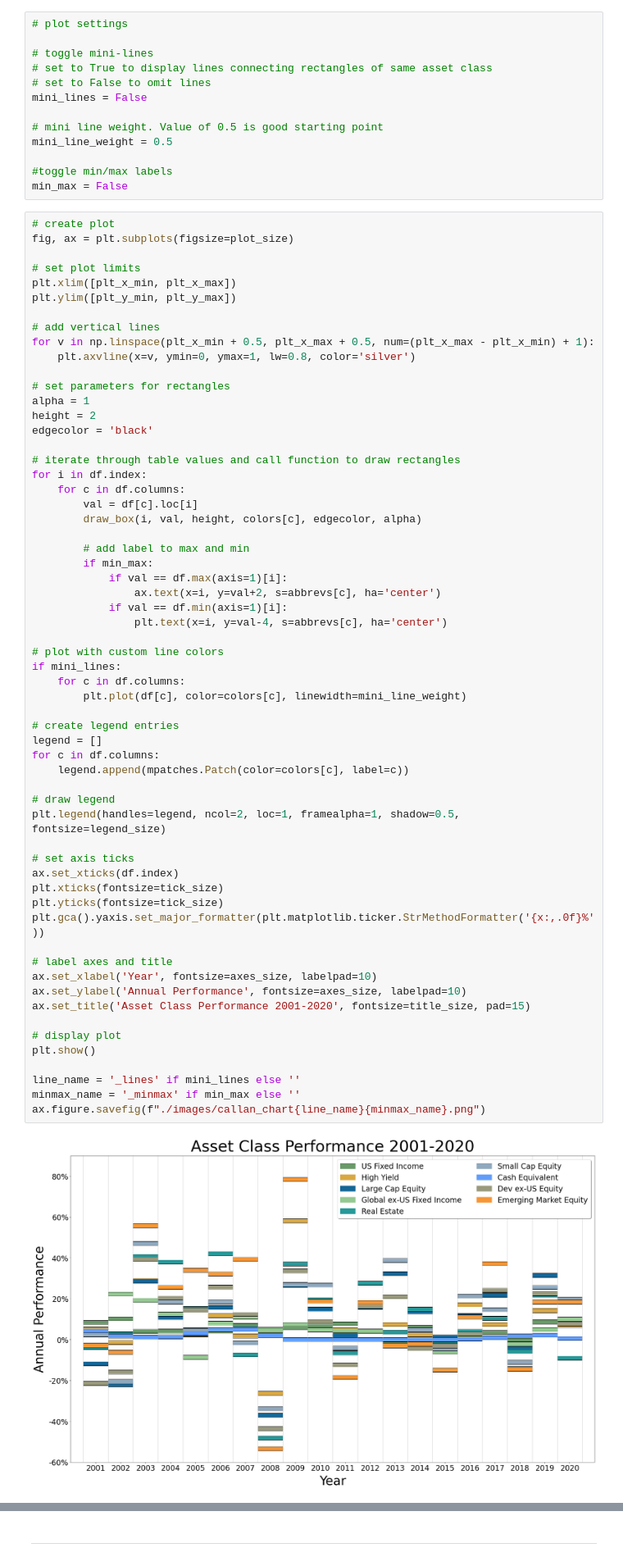
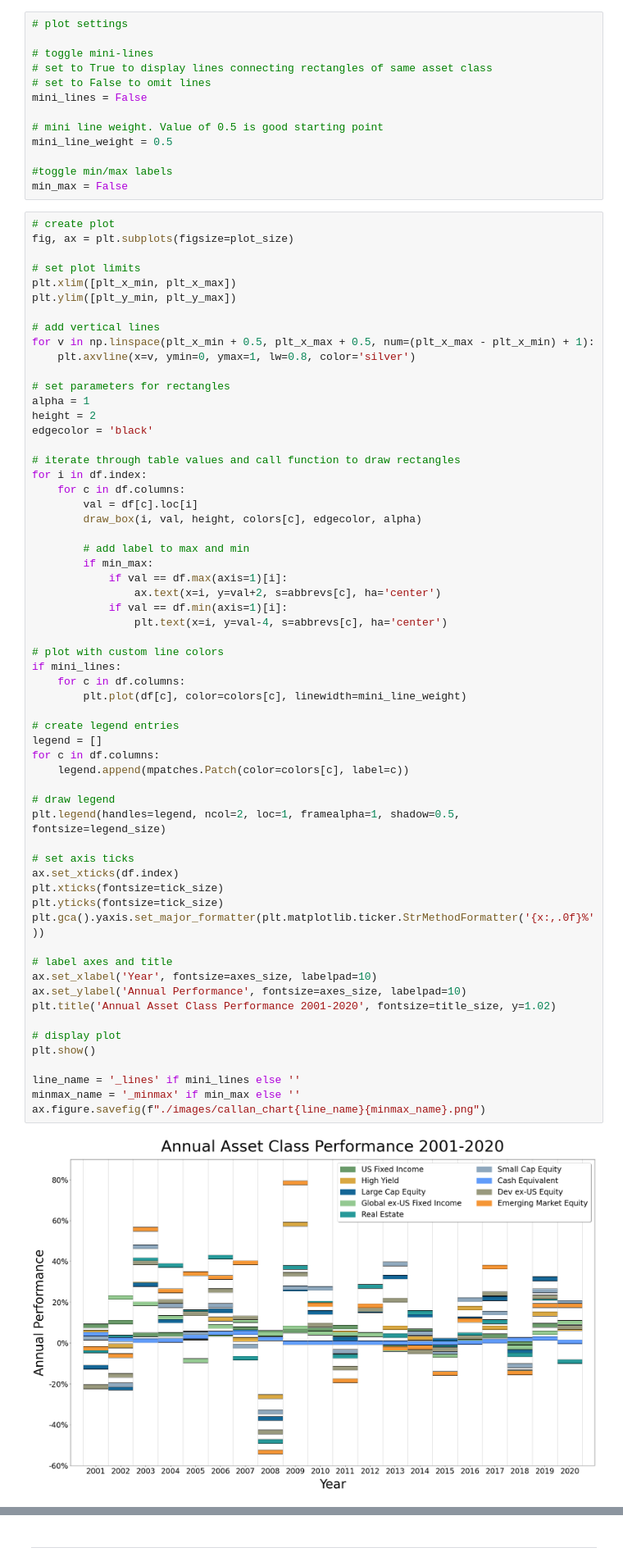
Before and after one commit to jsprag/Callan-Chart, a Jupyter notebook: Callan_Chart.ipynb, the cells around one changed output, grey strips where cells are left out. Shown at 82% size. Saved outputs shown, nothing was run; the diff lists cells and outputs as text.

```diff
--- a/Callan_Chart.ipynb
+++ b/Callan_Chart.ipynb
@@ -142,32 +142,32 @@ for i in df.index:
 # plot with custom line colors
 if mini_lines:
     for c in df.columns:
         plt.plot(df[c], color=colors[c], linewidth=mini_line_weight)
 
 # create legend entries
 legend = []
 for c in df.columns:
     legend.append(mpatches.Patch(color=colors[c], label=c))
 
 # draw legend
 plt.legend(handles=legend, ncol=2, loc=1, framealpha=1, shadow=0.5, fontsize=legend_size)
 
 # set axis ticks
 ax.set_xticks(df.index)
 plt.xticks(fontsize=tick_size)
 plt.yticks(fontsize=tick_size)
 plt.gca().yaxis.set_major_formatter(plt.matplotlib.ticker.StrMethodFormatter('{x:,.0f}%'))
 
 # label axes and title
 ax.set_xlabel('Year', fontsize=axes_size, labelpad=10)
 ax.set_ylabel('Annual Performance', fontsize=axes_size, labelpad=10)
-ax.set_title('Asset Class Performance 2001-2020', fontsize=title_size, pad=15)
+plt.title('Annual Asset Class Performance 2001-2020', fontsize=title_size, y=1.02)
 
 # display plot
 plt.show()
 
 line_name = '_lines' if mini_lines else ''
 minmax_name = '_minmax' if min_max else ''
 ax.figure.savefig(f"./images/callan_chart{line_name}{minmax_name}.png")
 # %% [output]
-[figure, old version]
+[figure, new version]
```
Also changed, not shown: parts of 8 cells of this notebook, 7 other files.
